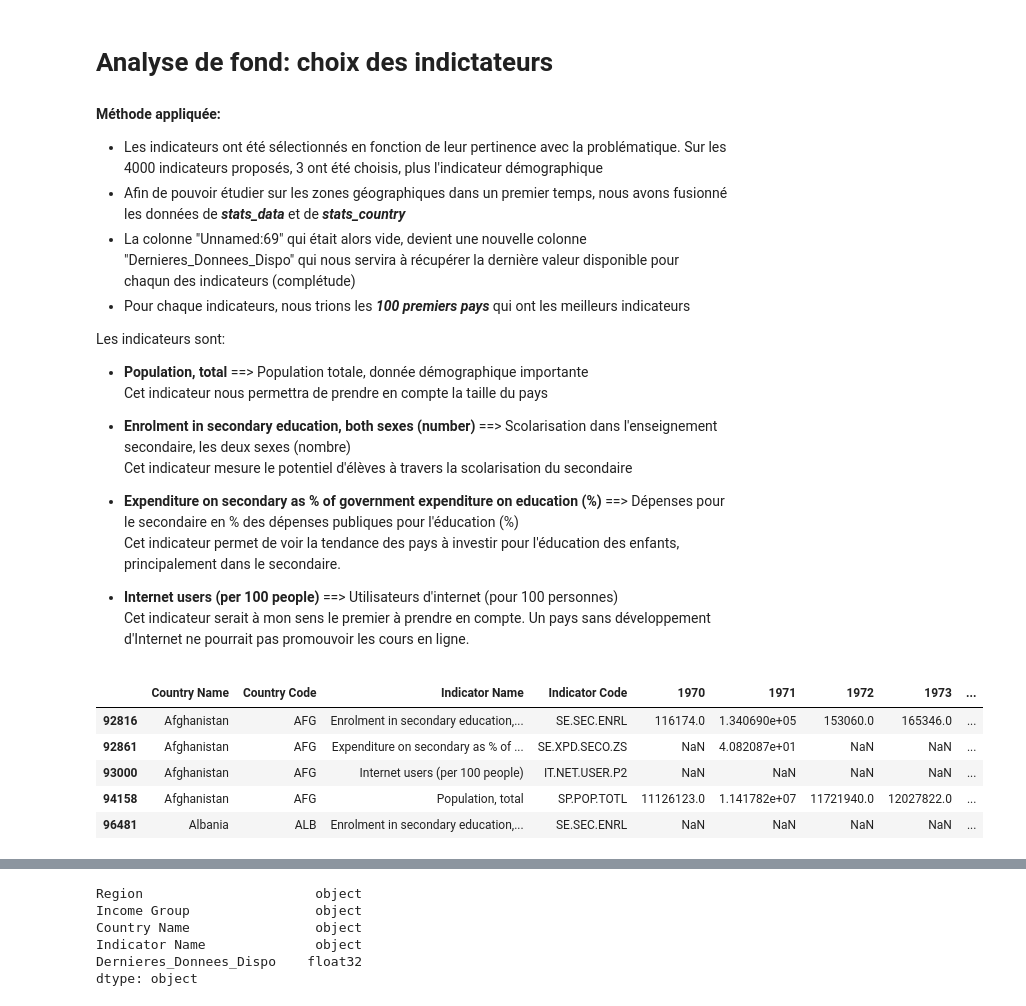
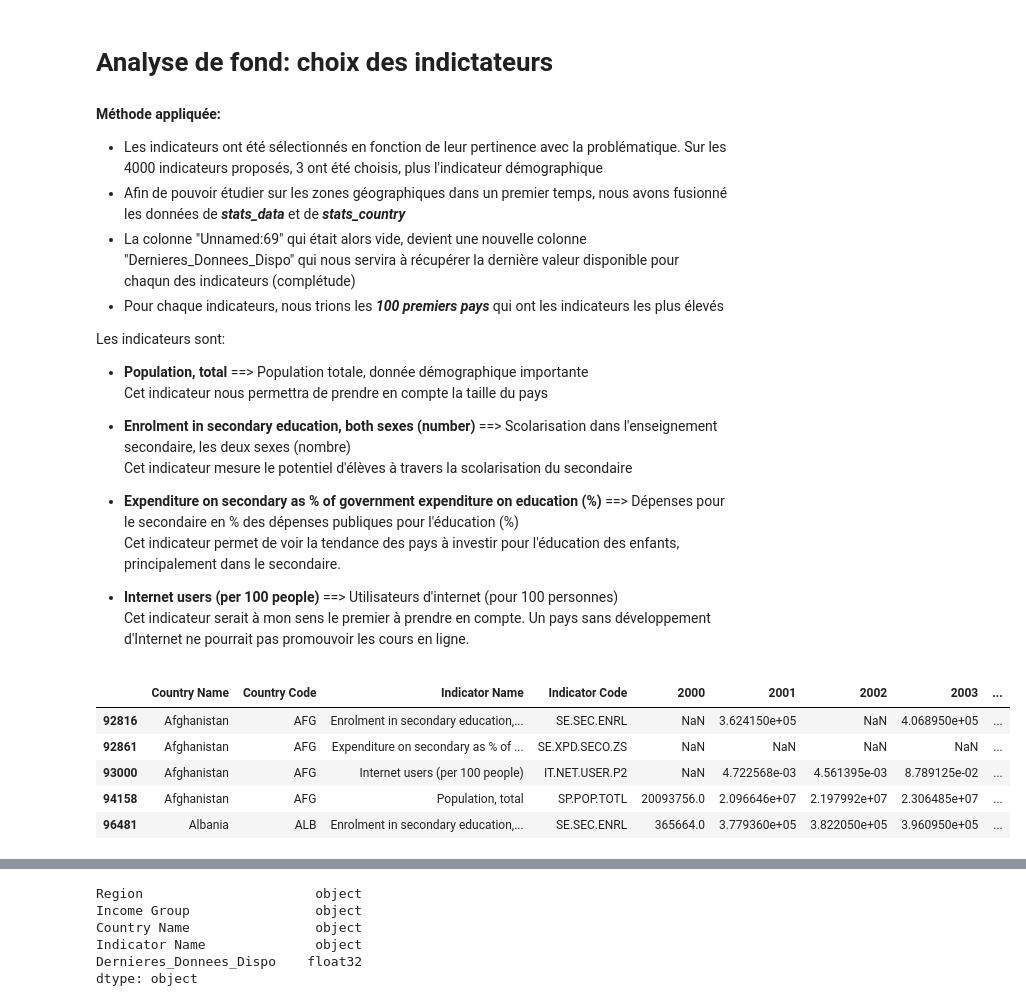
Before and after one commit to Charlotte-1987/openclassroom-projet2, a Jupyter notebook: notebook_p2.ipynb, the cells around one changed output, grey strips where cells are left out. Saved outputs shown, nothing was run; the diff lists cells and outputs as text; code cells hidden in the pictures.

```diff
--- a/notebook_p2.ipynb
+++ b/notebook_p2.ipynb
@@ -475,7 +489,7 @@ msno.bar(stats_series.sample(3665))
 - Les indicateurs ont été sélectionnés en fonction de leur pertinence avec la problématique. Sur les 4000 indicateurs proposés, 3 ont été choisis, plus l'indicateur démographique
 - Afin de pouvoir étudier sur les zones géographiques dans un premier temps, nous avons fusionné les données de ***stats_data*** et de ***stats_country***
 - La colonne "Unnamed:69" qui était alors vide, devient une nouvelle colonne "Dernieres_Donnees_Dispo" qui nous servira à récupérer la dernière valeur disponible pour chaqun des indicateurs (complétude)
-- Pour chaque indicateurs, nous trions les ***100 premiers pays*** qui ont les meilleurs indicateurs
+- Pour chaque indicateurs, nous trions les ***100 premiers pays*** qui ont les  indicateurs les plus élevés
 
 Les indicateurs sont:
 - **Population, total** ==> Population totale, donnée démographique importante
@@ -488,6 +502,11 @@ Cet indicateur mesure le potentiel d'élèves à travers la scolarisation du sec
 Cet indicateur permet de voir la tendance des pays à investir pour l'éducation des enfants, principalement dans le secondaire.
 - **Internet users (per 100 people)** ==> Utilisateurs d'internet (pour 100 personnes)
 Cet indicateur serait à mon sens le premier à prendre en compte. Un pays sans développement d'Internet ne pourrait pas promouvoir les cours en ligne.
+# %%
+# Conservation des années que l'on souhaite étudier
+
+stats_data_annee = stats_data[['Country Name', 'Country Code', 'Indicator Name', 'Indicator Code', '2000', '2001', '2002', '2003', '2004', '2005',
+                    '2006', '2007', '2008', '2009', '2010', '2011', '2012', '2013', '2014', '2015', '2016','2017', 'Unnamed: 69']]
 # %%
 indicateurs = (
     'Population, total',
@@ -496,18 +515,20 @@ indicateurs = (
     'Internet users (per 100 people)'
 )
 # %%
-df_base = pd.merge(stats_data, stats_country[['Country Code', 'Region', 'Income Group']],how='left', on='Country Code')
+# Fusion des dataframes stats_data_annee et stats_country
+
+df_base = pd.merge(stats_data_annee, stats_country[['Country Code', 'Region', 'Income Group']],how='left', on='Country Code')
 df_base = df_base[df_base['Indicator Name'].isin(indicateurs)]
-df_base = df_base.rename(columns = {'Unnamed: 69':'Dernieres_Donnees_Dispo'})
-df_base.dropna(subset=['Region'], axis=0, inplace=True)
+df_base = df_base.rename(columns = {'Unnamed: 69':'Dernieres_Donnees_Dispo'}) # réaffectation du nom de la colonne
+df_base.dropna(subset=['Region'], axis=0, inplace=True) # suppression des régions/income group des index pour ne traiter que les pays
 df_base.head()
 # %% [output]
-|  | Country Name | Country Code | Indicator Name | Indicator Code | 1970 | 1971 | 1972 | 1973 | ... |
-| 92816 | Afghanistan | AFG | Enrolment in secondary education,... | SE.SEC.ENRL | 116174.0 | 1.340690e+05 | 153060.0 | 165346.0 | ... |
-| 92861 | Afghanistan | AFG | Expenditure on secondary as % of ... | SE.XPD.SECO.ZS | NaN | 4.082087e+01 | NaN | NaN | ... |
-| 93000 | Afghanistan | AFG | Internet users (per 100 people) | IT.NET.USER.P2 | NaN | NaN | NaN | NaN | ... |
-| 94158 | Afghanistan | AFG | Population, total | SP.POP.TOTL | 11126123.0 | 1.141782e+07 | 11721940.0 | 12027822.0 | ... |
-| 96481 | Albania | ALB | Enrolment in secondary education,... | SE.SEC.ENRL | NaN | NaN | NaN | NaN | ... |
+|  | Country Name | Country Code | Indicator Name | Indicator Code | 2000 | 2001 | 2002 | 2003 | ... |
+| 92816 | Afghanistan | AFG | Enrolment in secondary education,... | SE.SEC.ENRL | NaN | 3.624150e+05 | NaN | 4.068950e+05 | ... |
+| 92861 | Afghanistan | AFG | Expenditure on secondary as % of ... | SE.XPD.SECO.ZS | NaN | NaN | NaN | NaN | ... |
+| 93000 | Afghanistan | AFG | Internet users (per 100 people) | IT.NET.USER.P2 | NaN | 4.722568e-03 | 4.561395e-03 | 8.789125e-02 | ... |
+| 94158 | Afghanistan | AFG | Population, total | SP.POP.TOTL | 20093756.0 | 2.096646e+07 | 2.197992e+07 | 2.306485e+07 | ... |
+| 96481 | Albania | ALB | Enrolment in secondary education,... | SE.SEC.ENRL | 365664.0 | 3.779360e+05 | 3.822050e+05 | 3.960950e+05 | ... |
 # %%
 # La complétude de la colonne "Derniere_Donnees_Dispo" se fait en récupérant la dernière donnée disponible
 
```
Also changed, not shown: parts of 26 cells of this notebook.
